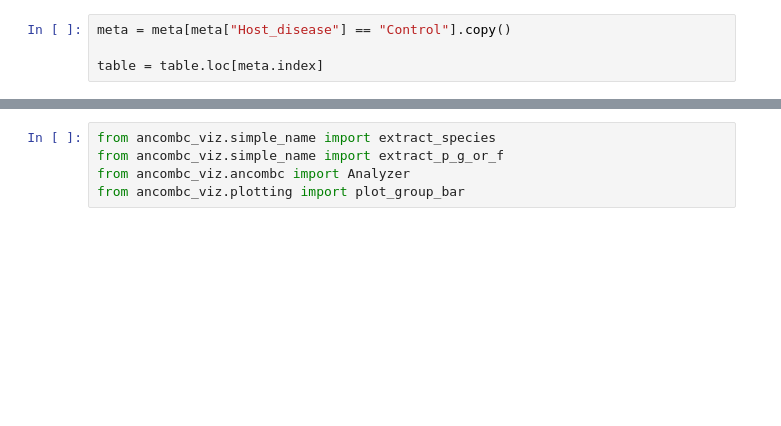
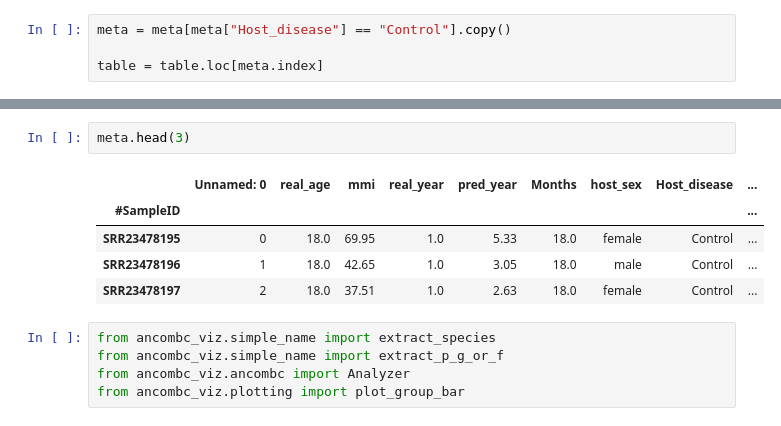
Before and after one commit to wypark829/ancombcviz, a Jupyter notebook: examples/examples_ancomviz.ipynb, the cells around one changed output, grey strips where cells are left out. Saved outputs shown, nothing was run; the diff lists cells and outputs as text; blank space fills up the shorter version.

```diff
--- a/examples/examples_ancomviz.ipynb
+++ b/examples/examples_ancomviz.ipynb
@@ -12,3 +23,11 @@ table = table.loc[meta.index]
+# %%
+meta.head(3)
+# %% [output]
+|  | Unnamed: 0 | real_age | mmi | real_year | pred_year | Months | host_sex | Host_disease | ... |
+| #SampleID |  |  |  |  |  |  |  |  | ... |
+| SRR23478195 | 0 | 18.0 | 69.95 | 1.0 | 5.33 | 18.0 | female | Control | ... |
+| SRR23478196 | 1 | 18.0 | 42.65 | 1.0 | 3.05 | 18.0 | male | Control | ... |
+| SRR23478197 | 2 | 18.0 | 37.51 | 1.0 | 2.63 | 18.0 | female | Control | ... |
 # %%
 from ancombc_viz.simple_name import extract_species
 from ancombc_viz.simple_name import extract_p_g_or_f
```
Also changed, not shown: parts of 4 cells of this notebook, 6 other files.
